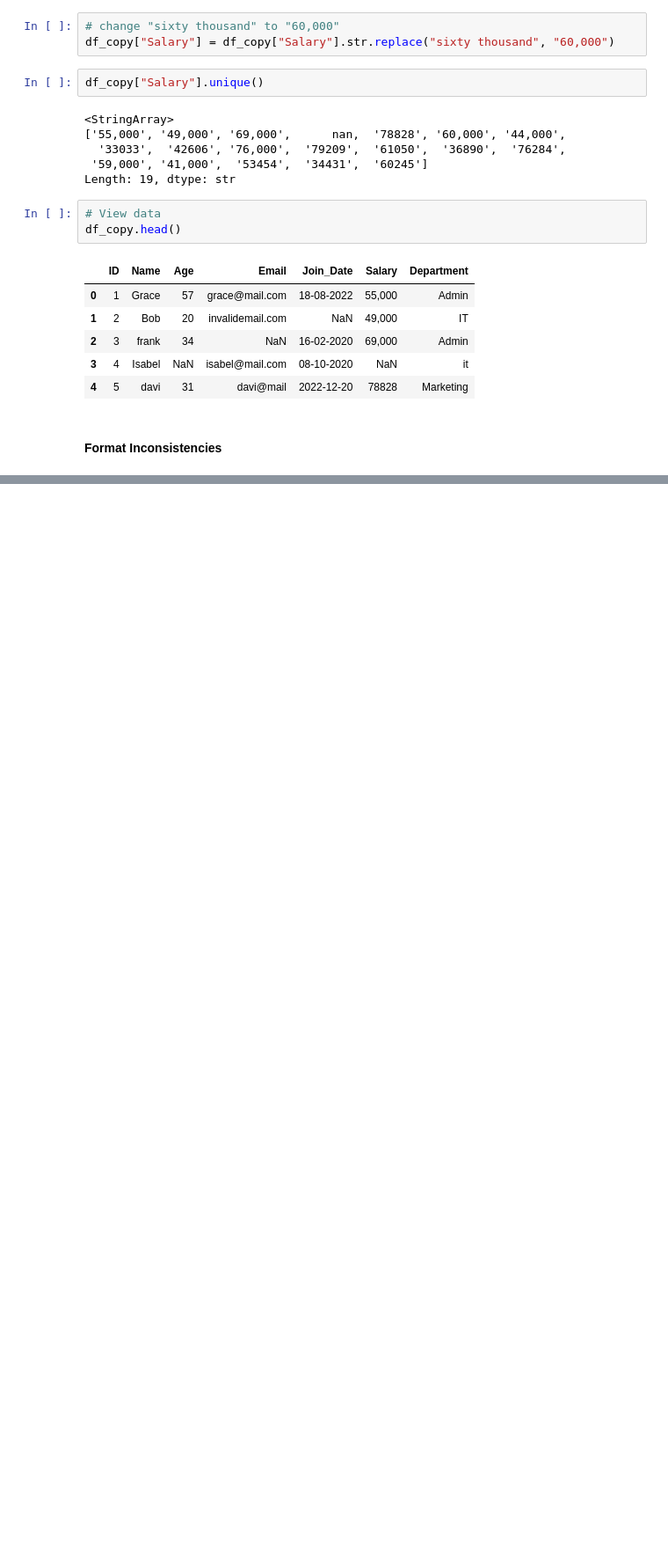
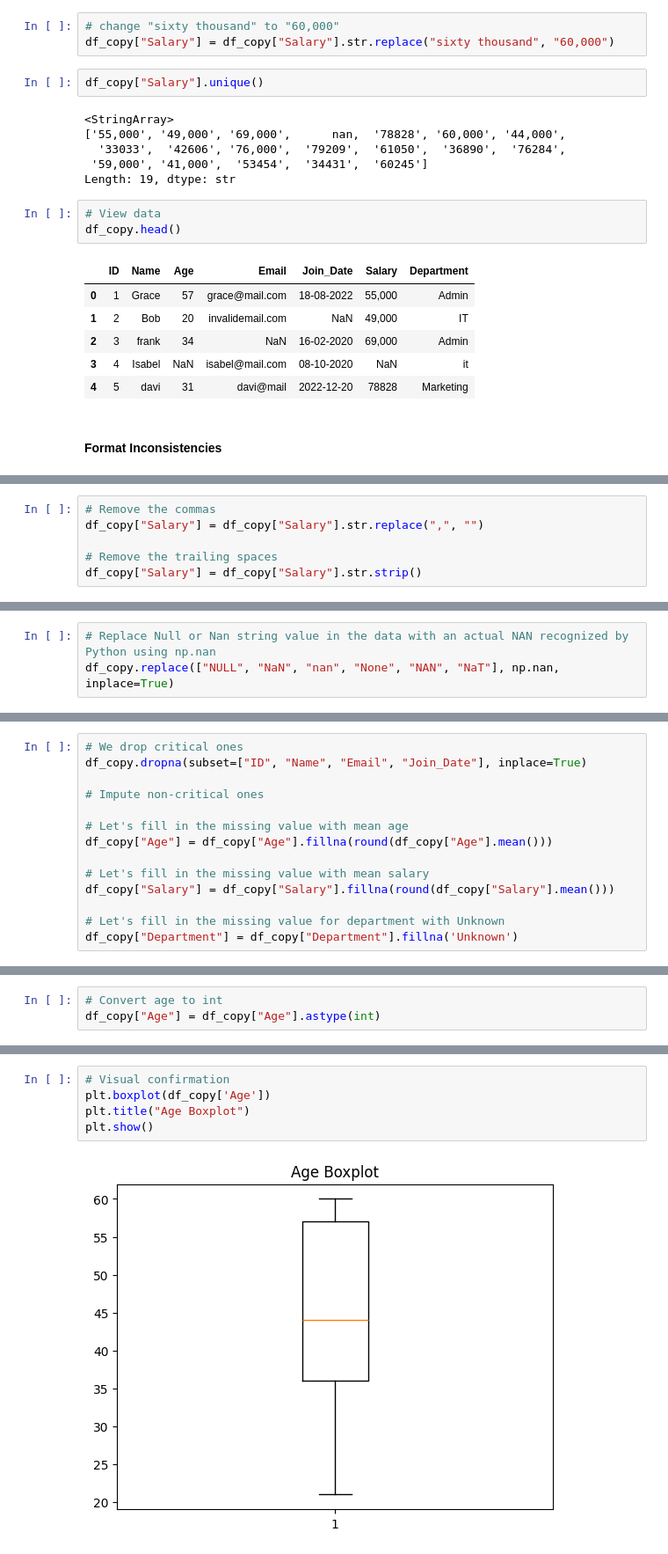
Before and after one commit to 0xceejay/practice-ai, a Jupyter notebook: src/data_cleaning/first.ipynb, the cells around one changed output, grey strips where cells are left out. Shown at 88% size. Drawn from its saved outputs; the diff is of its cells as text; blank space fills up the shorter version.

```diff
--- a/src/data_cleaning/first.ipynb
+++ b/src/data_cleaning/first.ipynb
@@ -151,0 +204,6 @@ df_copy.head()
+# %%
+# Remove the commas
+df_copy["Salary"] = df_copy["Salary"].str.replace(",", "")
+
+# Remove the trailing spaces
+df_copy["Salary"] = df_copy["Salary"].str.strip()
@@ -151,0 +304,3 @@ df_copy.head()
+# %%
+# Replace Null or Nan string value in the data with an actual NAN recognized by Python using np.nan
+df_copy.replace(["NULL", "NaN", "nan", "None", "NAN", "NaT"], np.nan, inplace=True)
@@ -151,0 +337,14 @@ df_copy.head()
+# %%
+# We drop critical ones
+df_copy.dropna(subset=["ID", "Name", "Email", "Join_Date"], inplace=True)
+
+# Impute non-critical ones
+
+# Let's fill in the missing value with mean age
+df_copy["Age"] = df_copy["Age"].fillna(round(df_copy["Age"].mean()))
+
+# Let's fill in the missing value with mean salary
+df_copy["Salary"] = df_copy["Salary"].fillna(round(df_copy["Salary"].mean()))
+
+# Let's fill in the missing value for department with Unknown
+df_copy["Department"] = df_copy["Department"].fillna('Unknown')
@@ -151,0 +363,3 @@ df_copy.head()
+# %%
+# Convert age to int
+df_copy["Age"] = df_copy["Age"].astype(int)
@@ -151,0 +410,7 @@ df_copy.head()
+# %%
+# Visual confirmation
+plt.boxplot(df_copy['Age'])
+plt.title("Age Boxplot")
+plt.show()
+# %% [output]
+[figure, added]
```
Also changed, not shown: parts of 30 cells of this notebook.
